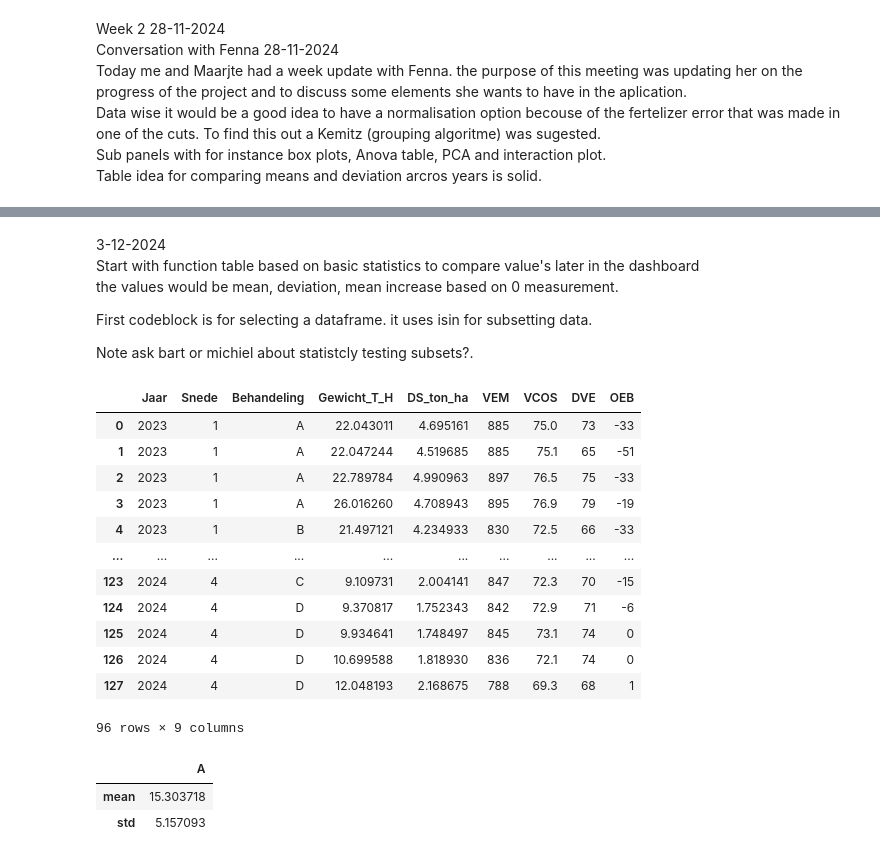
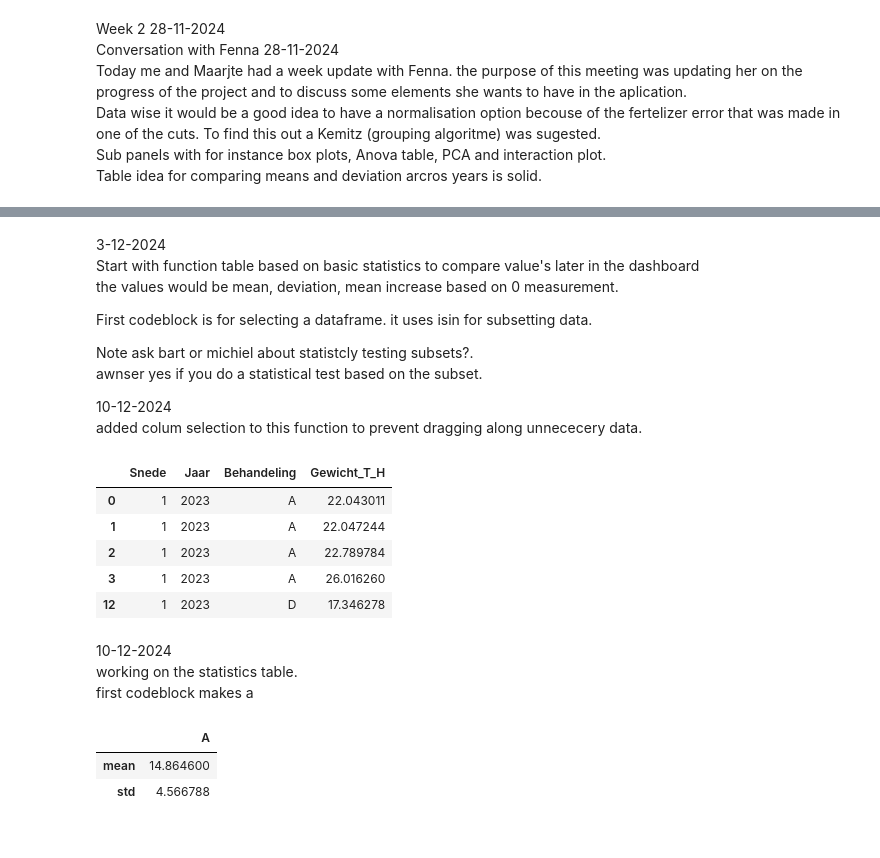
Before and after one commit to Ivarlottman/Dashboard-Regenerative-landbouw, a Jupyter notebook: Logboek/Logboek_Ivar.ipynb, the cells around one changed output, grey strips where cells are left out. Cells and saved outputs as stored; diff of their text form; code cells hidden in the pictures.

```diff
--- a/Logboek/Logboek_Ivar.ipynb
+++ b/Logboek/Logboek_Ivar.ipynb
@@ -337,55 +339,59 @@ the values would be mean, deviation, mean increase based on 0 measurement.
 First codeblock is for selecting a dataframe. it uses isin for subsetting data.
 
 Note ask bart or michiel about statistcly testing subsets?.
+awnser yes if you do a statistical test based on the subset.
+
+10-12-2024
+added colum selection to this function to prevent dragging along unnececery data.
 # %%
 
 # isinframe = merged_data[merged_data["Snede"].isin([4]) & merged_data["Jaar"].isin([2024]) & merged_data["Behandeling"].isin(["A","B"])]
 
-def subset_frame(merged_frame, snede_list, jaar_list, behandeling_list):
+def subset_frame(merged_frame, column_selection, snede_list=[1,2,3,4], jaar_list=[2023,2024], behandeling_list=["A","B","C","D"]):
     """
     make docstring
     """
     # uses the .isin funcction of pandas
-    subsetted_frame = merged_frame[merged_frame["Snede"].isin(snede_list) &
+    row_select_frame = merged_frame[merged_frame["Snede"].isin(snede_list) &
     merged_frame["Jaar"].isin(jaar_list) &
     merged_frame["Behandeling"].isin(behandeling_list)]
-
+    subsetted_frame = row_select_frame.loc[:,["Snede", "Jaar", "Behandeling", column_selection]]
     return subsetted_frame
 
-testframe = subset_frame(merged_data,[1,3,4],[2023,2024],["A","B","C","D"])
-testframe
+testframe = subset_frame(merged_data, "Gewicht_T_H", [1,3,4], [2023,2024], ["A","D"])
+testframe.head()
 # %% [output]
-|  | Jaar | Snede | Behandeling | Gewicht_T_H | DS_ton_ha | VEM | VCOS | DVE | OEB |
-| 0 | 2023 | 1 | A | 22.043011 | 4.695161 | 885 | 75.0 | 73 | -33 |
-| 1 | 2023 | 1 | A | 22.047244 | 4.519685 | 885 | 75.1 | 65 | -51 |
-| 2 | 2023 | 1 | A | 22.789784 | 4.990963 | 897 | 76.5 | 75 | -33 |
-| 3 | 2023 | 1 | A | 26.016260 | 4.708943 | 895 | 76.9 | 79 | -19 |
-| 4 | 2023 | 1 | B | 21.497121 | 4.234933 | 830 | 72.5 | 66 | -33 |
-| ... | ... | ... | ... | ... | ... | ... | ... | ... | ... |
-| 123 | 2024 | 4 | C | 9.109731 | 2.004141 | 847 | 72.3 | 70 | -15 |
-| 124 | 2024 | 4 | D | 9.370817 | 1.752343 | 842 | 72.9 | 71 | -6 |
-| 125 | 2024 | 4 | D | 9.934641 | 1.748497 | 845 | 73.1 | 74 | 0 |
-| 126 | 2024 | 4 | D | 10.699588 | 1.818930 | 836 | 72.1 | 74 | 0 |
-| 127 | 2024 | 4 | D | 12.048193 | 2.168675 | 788 | 69.3 | 68 | 1 |
+|  | Snede | Jaar | Behandeling | Gewicht_T_H |
+| 0 | 1 | 2023 | A | 22.043011 |
+| 1 | 1 | 2023 | A | 22.047244 |
+| 2 | 1 | 2023 | A | 22.789784 |
+| 3 | 1 | 2023 | A | 26.016260 |
+| 12 | 1 | 2023 | D | 17.346278 |
-96 rows × 9 columns
+# %% [markdown]
+10-12-2024
+working on the statistics table.
+first codeblock makes a
 # %%
 # make basic  statistic dataframe
 
-def make_basic_stat_frame(input_frame, column_selction, collname):
+def make_basic_stat_frame(input_frame, behandeling_code):
     """
     make docstring
     """
-    mean = input_frame[column_selction].mean()
-    dev = input_frame[column_selction].std()
+    # mean and diviation
+    mean = input_frame.loc[:,[False,False,False,True]].mean()
+    dev = input_frame.loc[:,[False,False,False,True]].std()
+    # make dict for dataframe
+    data_dict = {behandeling_code : [mean.iloc[0], dev.iloc[0]]}
 
-    data_dict = {collname : [mean, dev]}
+    # makes dataframe with mean and std as rownames
     return_frame = pandas.DataFrame(data_dict, ["mean", "std"])
     return return_frame
 
-basic_stat_test = make_basic_stat_frame(testframe,"Gewicht_T_H","A")
+basic_stat_test = make_basic_stat_frame(testframe,"A")
 basic_stat_test
 # %% [output]
 |  | A |
-| mean | 15.303718 |
-| std | 5.157093 |
+| mean | 14.864600 |
+| std | 4.566788 |
 # %%
```
Also changed, not shown: parts of 22 cells of this notebook, 1 other file.
